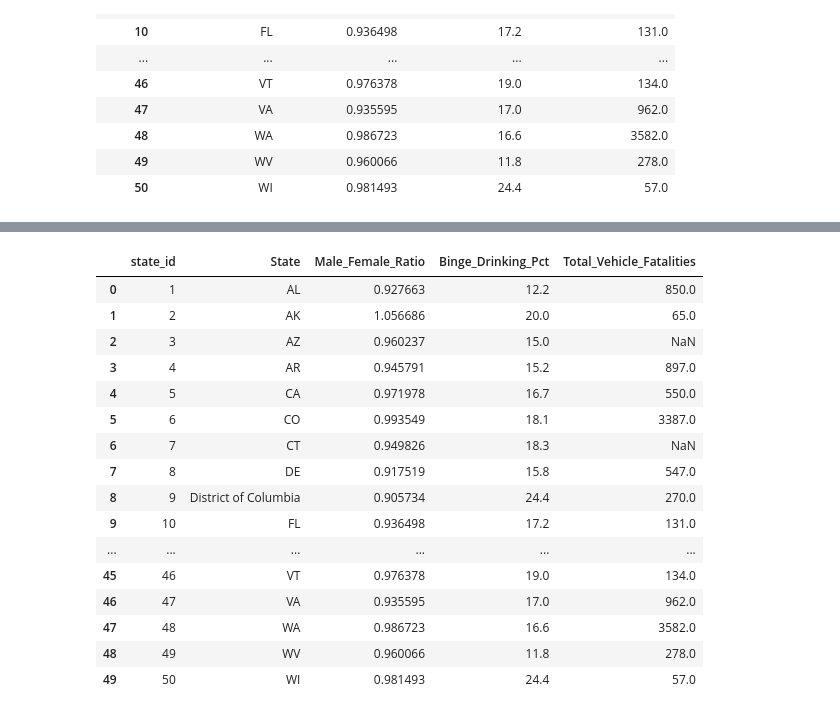
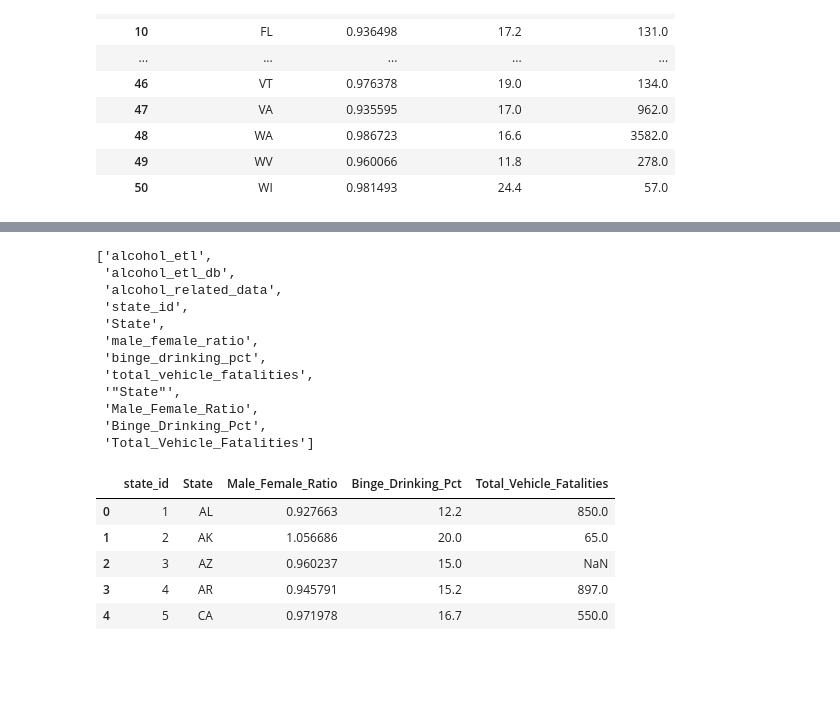
Before and after one commit to pharmon9847/ETL-Project, a Jupyter notebook: etl-notebook.ipynb, the cells around one changed output, grey strips where cells are left out. Saved outputs shown, nothing was run; the diff lists cells and outputs as text; code cells hidden in the pictures; blank space fills up the shorter version.

```diff
--- a/etl-notebook.ipynb
+++ b/etl-notebook.ipynb
@@ -167,0 +179,19 @@ alcohol_data.to_sql(name='alcohol_etl_db', con=engine, if_exists='append', index
+# %%
+# Create database connection
+engine = create_engine('postgresql+psycopg2://postgres:(password)@localhost:5434/alcohol_etl_db')
+# %%
+# confirm tables
+engine.table_names()
+# %% [output]
+['alcohol_etl',
+ 'alcohol_etl_db',
+ 'alcohol_related_data',
+ 'state_id',
+ 'State',
+ 'male_female_ratio',
+ 'binge_drinking_pct',
+ 'total_vehicle_fatalities',
+ '"State"',
+ 'Male_Female_Ratio',
+ 'Binge_Drinking_Pct',
+ 'Total_Vehicle_Fatalities']
@@ -168,20 +206,9 @@ alcohol_data.to_sql(name='alcohol_etl_db', con=engine, if_exists='append', index
 # %%
-pd.read_sql_query('select * from alcohol_etl_db', con=engine).head(50)
+ pd.read_sql_query('select * from alcohol_etl', con=engine).head()
 # %% [output]
 |  | state_id | State | Male_Female_Ratio | Binge_Drinking_Pct | Total_Vehicle_Fatalities |
 | 0 | 1 | AL | 0.927663 | 12.2 | 850.0 |
 | 1 | 2 | AK | 1.056686 | 20.0 | 65.0 |
 | 2 | 3 | AZ | 0.960237 | 15.0 | NaN |
 | 3 | 4 | AR | 0.945791 | 15.2 | 897.0 |
 | 4 | 5 | CA | 0.971978 | 16.7 | 550.0 |
-| 5 | 6 | CO | 0.993549 | 18.1 | 3387.0 |
-| 6 | 7 | CT | 0.949826 | 18.3 | NaN |
-| 7 | 8 | DE | 0.917519 | 15.8 | 547.0 |
-| 8 | 9 | District of Columbia | 0.905734 | 24.4 | 270.0 |
-| 9 | 10 | FL | 0.936498 | 17.2 | 131.0 |
-| ... | ... | ... | ... | ... | ... |
-| 45 | 46 | VT | 0.976378 | 19.0 | 134.0 |
-| 46 | 47 | VA | 0.935595 | 17.0 | 962.0 |
-| 47 | 48 | WA | 0.986723 | 16.6 | 3582.0 |
-| 48 | 49 | WV | 0.960066 | 11.8 | 278.0 |
-| 49 | 50 | WI | 0.981493 | 24.4 | 57.0 |
```
Also changed, not shown: parts of 10 cells of this notebook, 3 other files.
